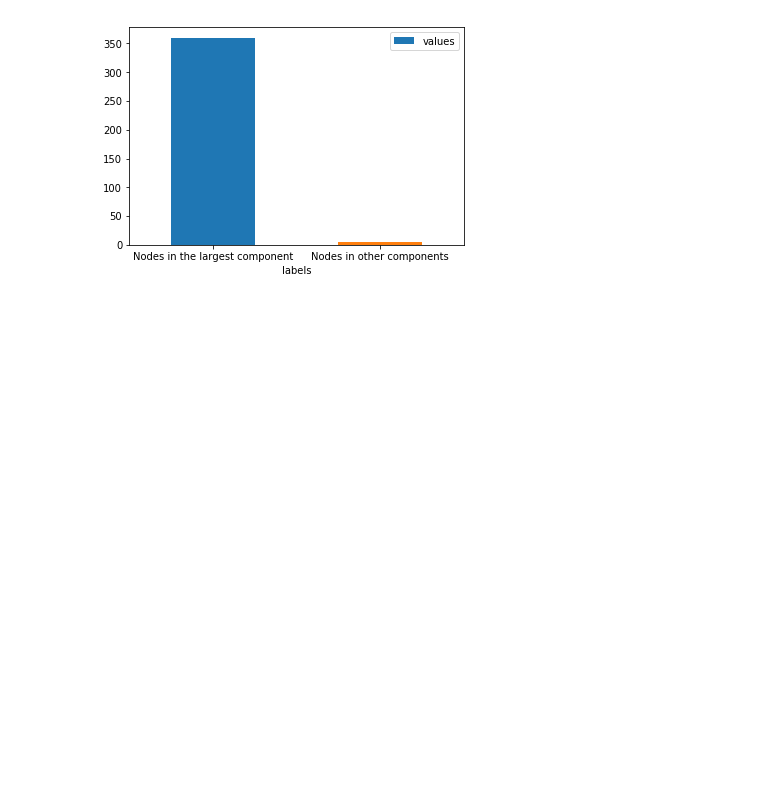
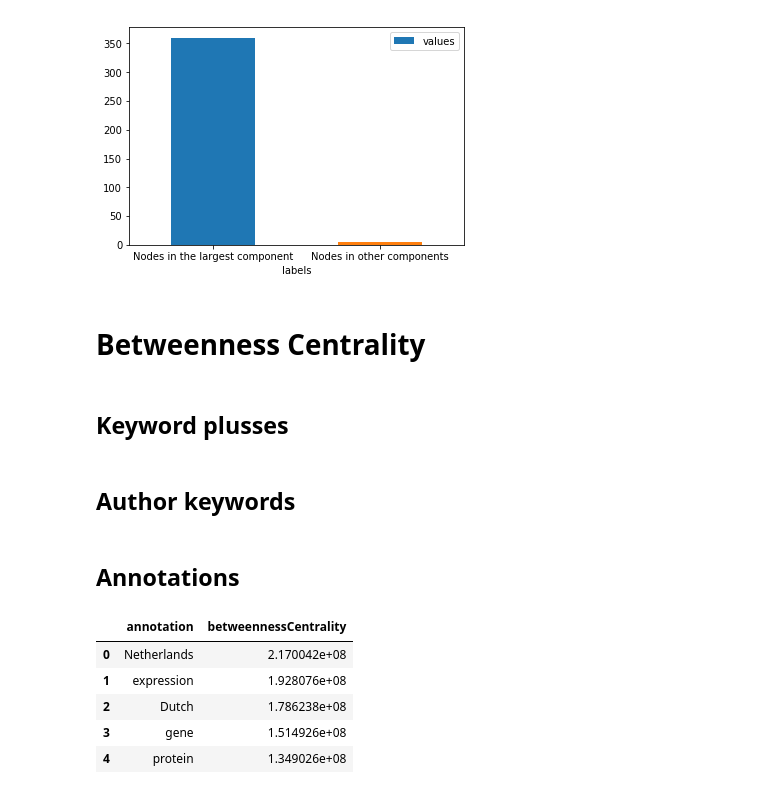
Before and after one commit to clokman/KFIR, a Jupyter notebook: notebooks/Graph-analysis.ipynb, the cells around one changed output. Drawn from its saved outputs; the diff is of its cells as text; code cells hidden in the pictures; blank space fills up the shorter version.

```diff
--- a/notebooks/Graph-analysis.ipynb
+++ b/notebooks/Graph-analysis.ipynb
@@ -521,3 +565,11 @@ df = pd.DataFrame({'labels':['Nodes in the largest component', 'Nodes in other c
 ax = df.plot.bar(x='labels', y='values', rot=0)
 # %% [output]
 [figure]
+# %% [markdown]
+# Betweenness Centrality
+# %% [markdown]
+## Keyword plusses
+# %% [markdown]
+## Author keywords
+# %% [markdown]
+## Annotations
@@ -523,0 +578,9 @@ ax = df.plot.bar(x='labels', y='values', rot=0)
+# %%
+annotation_centralities.head()
+# %% [output]
+|  | annotation | betweennessCentrality |
+| 0 | Netherlands | 2.170042e+08 |
+| 1 | expression | 1.928076e+08 |
+| 2 | Dutch | 1.786238e+08 |
+| 3 | gene | 1.514926e+08 |
+| 4 | protein | 1.349026e+08 |
```
Also changed, not shown: parts of 27 cells of this notebook, 3 other files.
